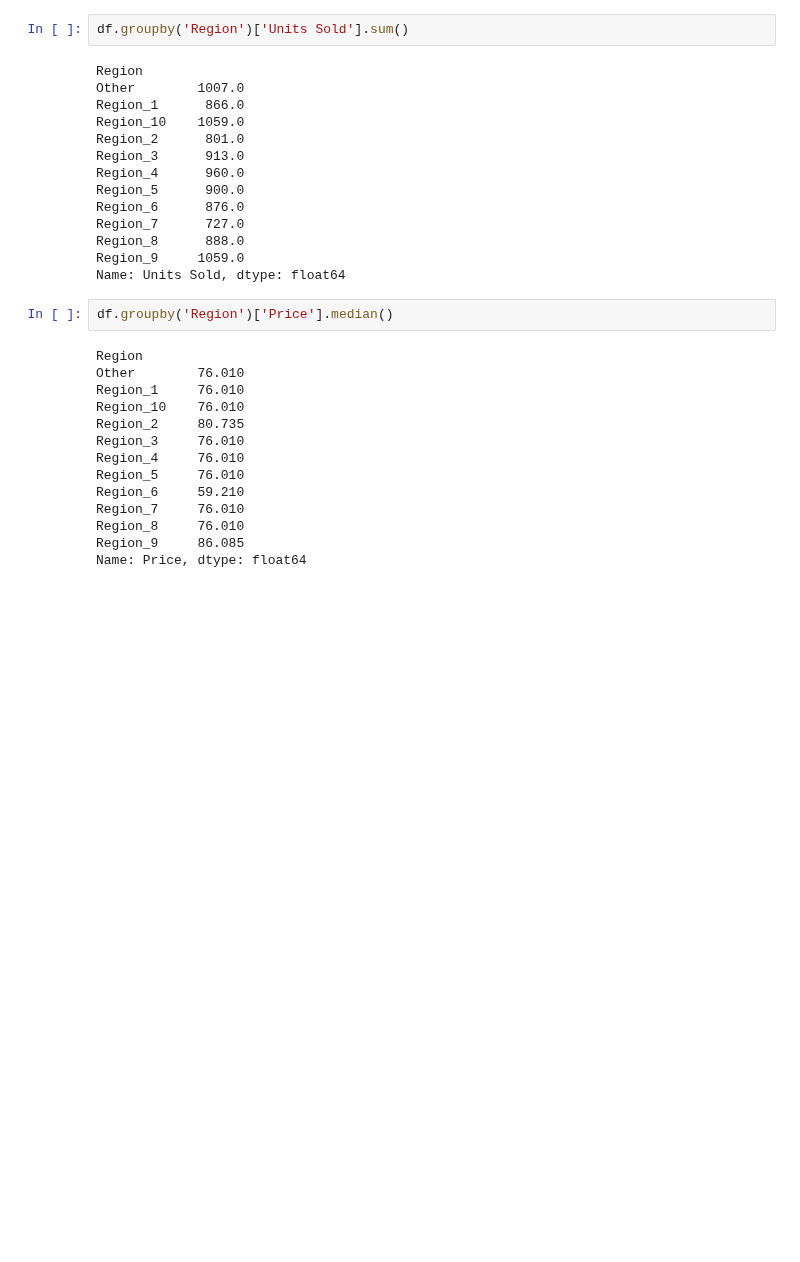
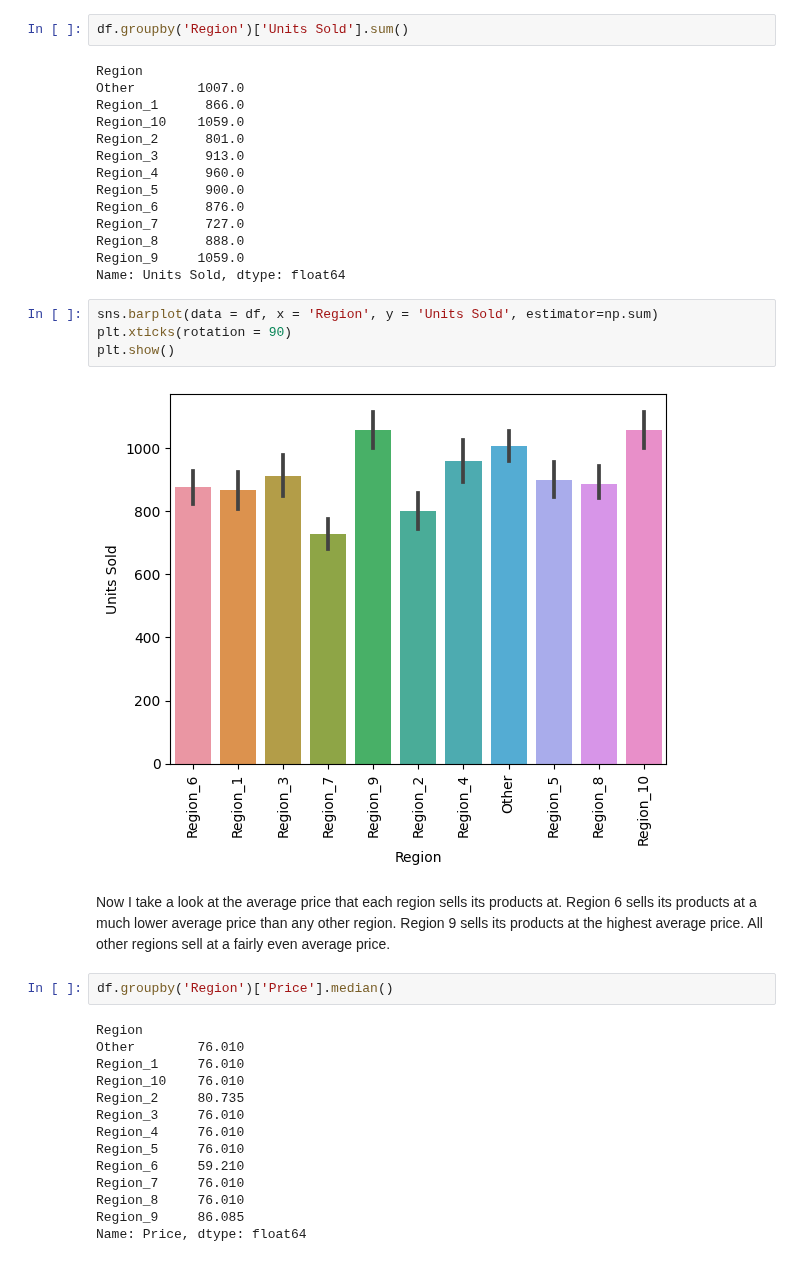
Before and after one commit to jreid94/schulich_data_science, a Jupyter notebook: Data Science A1/Jreid_A1.ipynb, the cells around one changed output. Drawn from its saved outputs; the diff is of its cells as text; blank space fills up the shorter version.

```diff
--- a/Data Science A1/Jreid_A1.ipynb
+++ b/Data Science A1/Jreid_A1.ipynb
@@ -199,6 +255,14 @@ Region_7      727.0
 Region_8      888.0
 Region_9     1059.0
 Name: Units Sold, dtype: float64
+# %%
+sns.barplot(data = df, x = 'Region', y = 'Units Sold', estimator=np.sum)
+plt.xticks(rotation = 90)
+plt.show()
+# %% [output]
+[figure, added]
+# %% [markdown]
+Now I take a look at the average price that each region sells its products at. Region 6 sells its products at a much lower average price than any other region. Region 9 sells its products at the highest average price. All other regions sell at a fairly even average price.
 # %%
 df.groupby('Region')['Price'].median()
 # %% [output]
```
Also changed, not shown: parts of 40 cells of this notebook.
